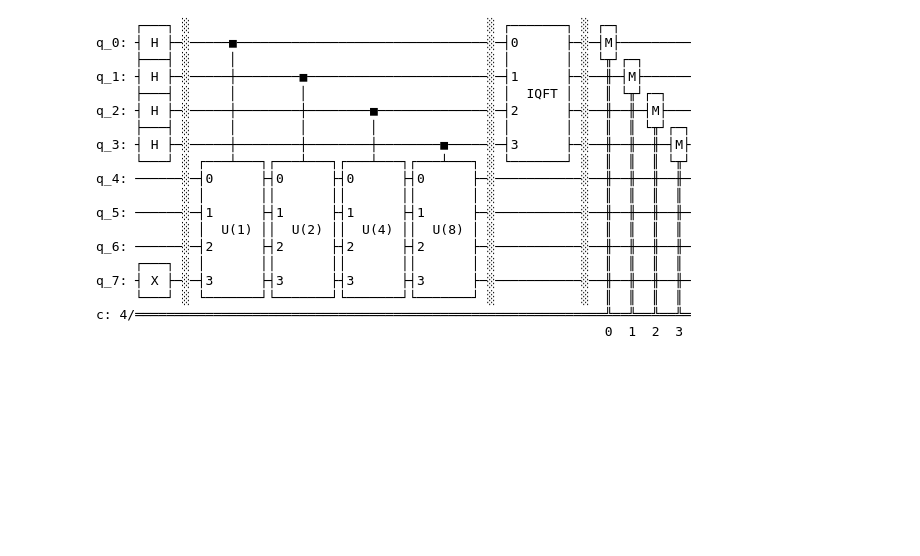
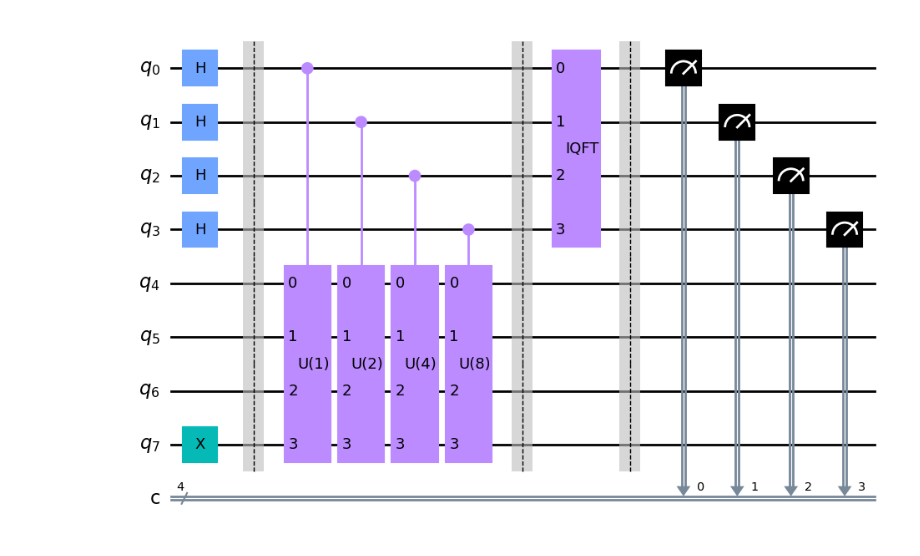
Before and after one commit to vadhri/quantum-notebook, a Jupyter notebook: qiskit/Quantum Algorithms/Shor/factorization.ipynb, the cells around one changed output. Saved outputs shown, nothing was run; the diff lists cells and outputs as text; code cells hidden in the pictures; blank space fills up the shorter version.

```diff
--- a/qiskit/Quantum Algorithms/Shor/factorization.ipynb
+++ b/qiskit/Quantum Algorithms/Shor/factorization.ipynb
@@ -36,40 +36,22 @@ def apply_iqft(qc, measurement_qubits):
 # %%
 def period_finder(n, m, a):
     qc = QuantumCircuit(n+m, n)
     initialize_qubits(qc, n, m)
     qc.barrier()
     modular_exponentiation(qc, n, m, a)
     qc.barrier()
     apply_iqft(qc, range(n))
     qc.barrier()
     measure(qc, range(n))
 
     return qc
 
 n = 4; m = 4; a = 11
 final_circuit = period_finder(n, m, a)
 
-final_circuit.draw(fold=1000)
+final_circuit.draw(output="mpl", fold=1000)
 # %% [output]
-     ┌───┐ ░                                      ░ ┌───────┐ ░ ┌─┐
-q_0: ┤ H ├─░─────■────────────────────────────────░─┤0      ├─░─┤M├─────────
-     ├───┤ ░     │                                ░ │       │ ░ └╥┘┌─┐
-q_1: ┤ H ├─░─────┼────────■───────────────────────░─┤1      ├─░──╫─┤M├──────
-     ├───┤ ░     │        │                       ░ │  IQFT │ ░  ║ └╥┘┌─┐
-q_2: ┤ H ├─░─────┼────────┼────────■──────────────░─┤2      ├─░──╫──╫─┤M├───
-     ├───┤ ░     │        │        │              ░ │       │ ░  ║  ║ └╥┘┌─┐
-q_3: ┤ H ├─░─────┼────────┼────────┼────────■─────░─┤3      ├─░──╫──╫──╫─┤M├
-     └───┘ ░ ┌───┴───┐┌───┴───┐┌───┴───┐┌───┴───┐ ░ └───────┘ ░  ║  ║  ║ └╥┘
-q_4: ──────░─┤0      ├┤0      ├┤0      ├┤0      ├─░───────────░──╫──╫──╫──╫─
-           ░ │       ││       ││       ││       │ ░           ░  ║  ║  ║  ║
-q_5: ──────░─┤1      ├┤1      ├┤1      ├┤1      ├─░───────────░──╫──╫──╫──╫─
-           ░ │  U(1) ││  U(2) ││  U(4) ││  U(8) │ ░           ░  ║  ║  ║  ║
-q_6: ──────░─┤2      ├┤2      ├┤2      ├┤2      ├─░───────────░──╫──╫──╫──╫─
-     ┌───┐ ░ │       ││       ││       ││       │ ░           ░  ║  ║  ║  ║
-q_7: ┤ X ├─░─┤3      ├┤3      ├┤3      ├┤3      ├─░───────────░──╫──╫──╫──╫─
-     └───┘ ░ └───────┘└───────┘└───────┘└───────┘ ░           ░  ║  ║  ║  ║
-c: 4/════════════════════════════════════════════════════════════╩══╩══╩══╩═
-                                                                 0  1  2  3
+[figure, added]
 # %%
 simulator = Aer.get_backend('qasm_simulator')
 counts = execute(final_circuit, backend=simulator).result().get_counts(final_circuit)
```
Also changed, not shown: parts of 2 cells of this notebook, 10 other files.
